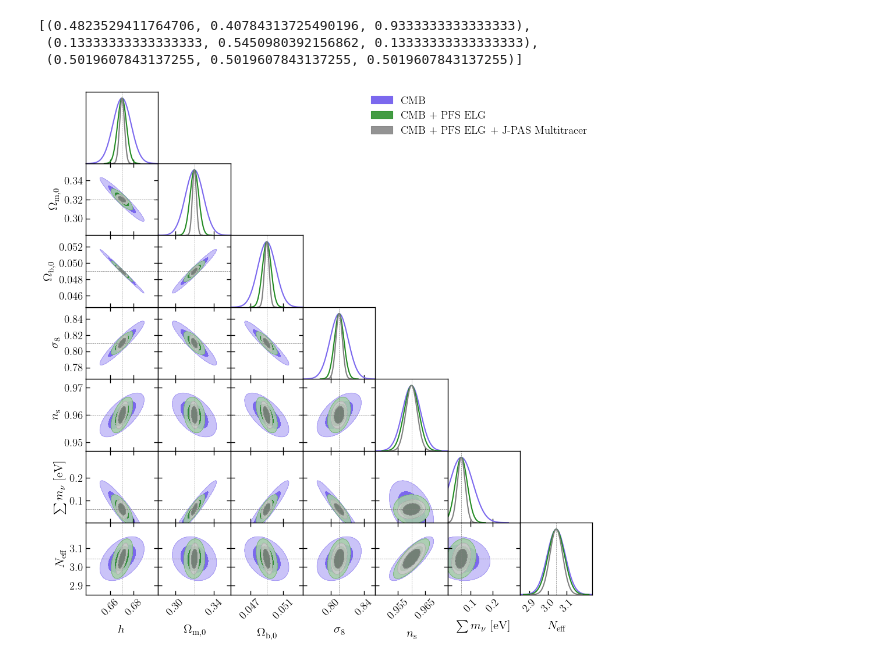
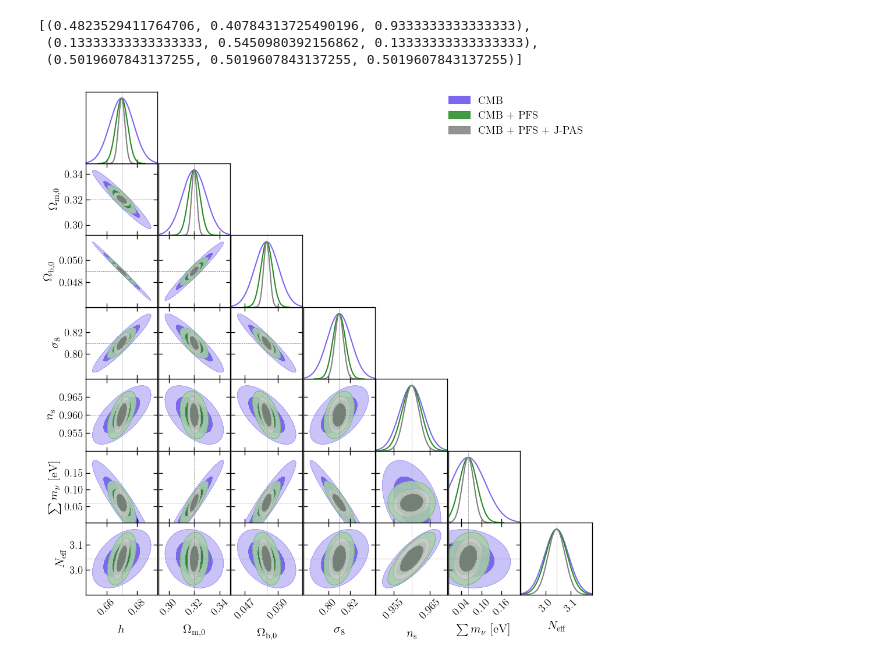
Before and after one commit to Striker-png/NeutrinoForecast_J-PAS_PFS, a Jupyter notebook: code/cmb+pelg+jmul-all-lcdm-free/imporve.ipynb, the cells around one changed output. Saved outputs shown, nothing was run; the diff lists cells and outputs as text; code cells hidden in the pictures.

```diff
--- a/code/cmb+pelg+jmul-all-lcdm-free/imporve.ipynb
+++ b/code/cmb+pelg+jmul-all-lcdm-free/imporve.ipynb
@@ -43,6 +43,15 @@ for f in fisher:
     gauss.append(g)
 # %%
 orders=[r'$h$',r'$\Omega_\mathrm{m,0}$',r'$\Omega_\mathrm{b,0}$',r'$\sigma_8$',r'$n_\mathrm{s}$',r'$\sum m_\nu\;[\mathrm{eV}]$',r'$N_\mathrm{eff}$']
+err=[]
+for f in fisher:
+    cov=np.linalg.inv(f.values)
+    err.append(np.sqrt(np.diag(cov)))
+err_max=np.sort(np.stack(err,axis=0),axis=0)[-1,:]
+lower=settings.cosmo_value-3*err_max
+lower[-2]=0
+limits=list(zip(lower,settings.cosmo_value+3*err_max))
+d=dict(zip(settings.var_exp,limits))
 m=dict(zip(settings.var_exp,settings.cosmo_value))
 # %%
 # '#887BB0','#A97155','#6B8E23','#4B6587',
@@ -55,22 +64,22 @@ palette
 # %%
 sns.set_context('paper',font_scale=2)
 ploter=plots.get_subplot_plotter(width_inch=10,rc_sizes=True)
 ploter.settings.tight_layout=True
 ploter.settings.axis_tick_x_rotation=45
 ploter.settings.figure_legend_frame=False
 ploter.triangle_plot(
     gauss,
     params=orders,
+    param_limits=d,
     filled=True,
-    param_limits={r'$\sum m_\nu\;[\mathrm{eV}]$':(0,None)},
     markers=m,
     marker_args={'color':'gray'},
-    legend_labels=['CMB','CMB + PFS ELG','CMB + PFS ELG + J-PAS Multitracer'],
+    legend_labels=['CMB','CMB + PFS','CMB + PFS + J-PAS'],
     contour_colors=palette,
     contour_lws=[1.5,1.5,1.5],
     legend_loc='upper right')
 # %% [output]
-[figure, old version]
+[figure, new version]
 # %%
 ploter.fig.set_dpi(200)
 ploter.fig.align_labels()
```
Also changed, not shown: parts of 1 cell of this notebook, 46 other files.
